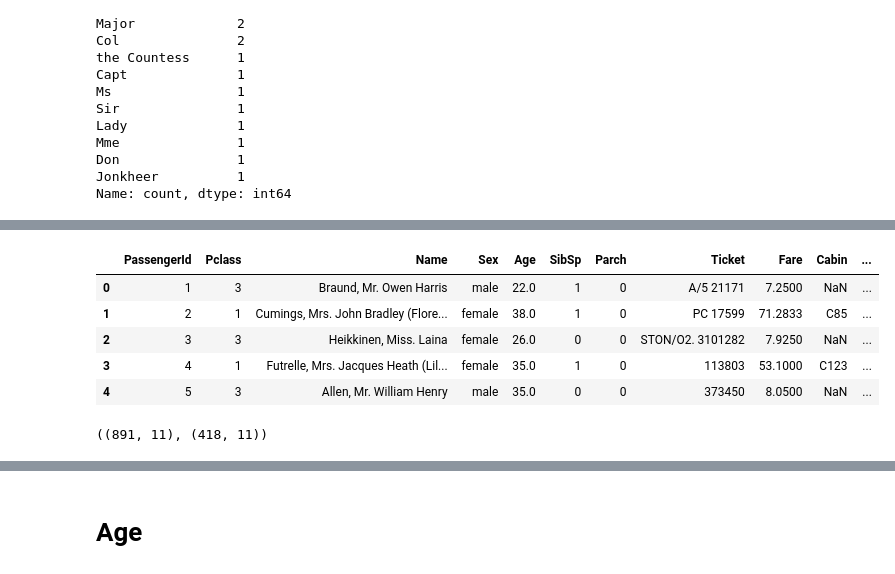
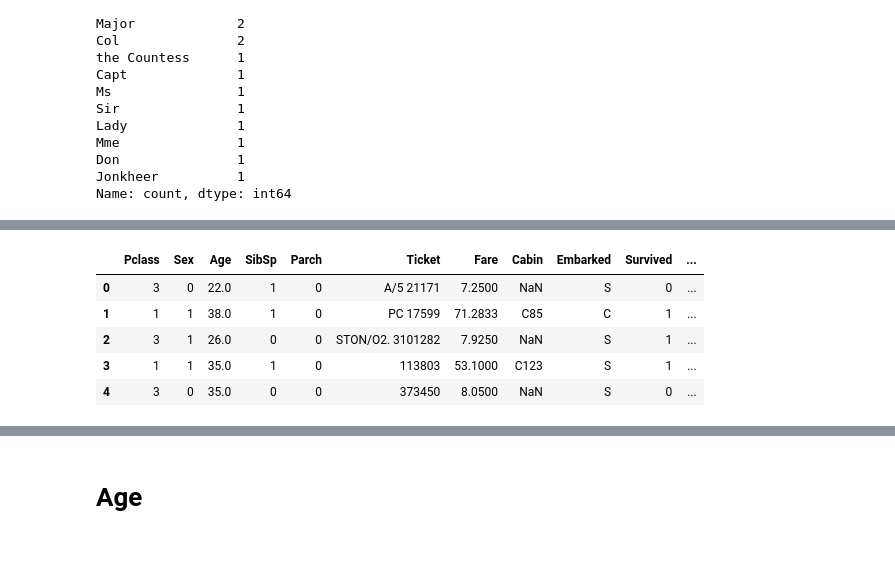
Before and after one commit to Agnidipto/titanic-kaggle, a Jupyter notebook: Random Forest with Additional Data Manipulation.ipynb, the cells around one changed output, grey strips where cells are left out. Saved outputs shown, nothing was run; the diff lists cells and outputs as text; code cells hidden in the pictures.

```diff
--- a/Random Forest with Additional Data Manipulation.ipynb
+++ b/Random Forest with Additional Data Manipulation.ipynb
@@ -94,22 +134,20 @@ train_df.head()
 # %%
-title_set = {'Mr' : 1, 'Rare':2, 'Master':3, 'Miss':4, 'Mrs':5}
+train_title_dummy = pd.get_dummies(train_df['Title'], prefix = 'Title').astype(int)
+test_title_dummy = pd.get_dummies(test_df['Title'], prefix = 'Title').astype(int)
 
-for dataset in combine :
-    dataset['Title'] = dataset['Title'].apply(lambda x : title_set[x])
-    dataset['Title'] = dataset['Title'].fillna(0)
+train_df = pd.concat([train_df, train_title_dummy], axis=1)
+test_df = pd.concat([test_df, test_title_dummy], axis=1)
+
+train_df = train_df.drop(['Name', 'PassengerId', 'Title_Rare', 'Title'], axis=1)
+test_df = test_df.drop(['Name', 'Title_Rare', 'Title'], axis=1)
+
+combine = [train_df, test_df]
 
 train_df.head()
 # %% [output]
-|  | PassengerId | Pclass | Name | Sex | Age | SibSp | Parch | Ticket | Fare | Cabin | ... |
-| 0 | 1 | 3 | Braund, Mr. Owen Harris | male | 22.0 | 1 | 0 | A/5 21171 | 7.2500 | NaN | ... |
-| 1 | 2 | 1 | Cumings, Mrs. John Bradley (Flore... | female | 38.0 | 1 | 0 | PC 17599 | 71.2833 | C85 | ... |
-| 2 | 3 | 3 | Heikkinen, Miss. Laina | female | 26.0 | 0 | 0 | STON/O2. 3101282 | 7.9250 | NaN | ... |
-| 3 | 4 | 1 | Futrelle, Mrs. Jacques Heath (Lil... | female | 35.0 | 1 | 0 | 113803 | 53.1000 | C123 | ... |
-| 4 | 5 | 3 | Allen, Mr. William Henry | male | 35.0 | 0 | 0 | 373450 | 8.0500 | NaN | ... |
+|  | Pclass | Sex | Age | SibSp | Parch | Ticket | Fare | Cabin | Embarked | Survived | ... |
+| 0 | 3 | 0 | 22.0 | 1 | 0 | A/5 21171 | 7.2500 | NaN | S | 0 | ... |
+| 1 | 1 | 1 | 38.0 | 1 | 0 | PC 17599 | 71.2833 | C85 | C | 1 | ... |
+| 2 | 3 | 1 | 26.0 | 0 | 0 | STON/O2. 3101282 | 7.9250 | NaN | S | 1 | ... |
+| 3 | 1 | 1 | 35.0 | 1 | 0 | 113803 | 53.1000 | C123 | S | 1 | ... |
+| 4 | 3 | 0 | 35.0 | 0 | 0 | 373450 | 8.0500 | NaN | S | 0 | ... |
-# %%
-train_df = train_df.drop(['Name', 'PassengerId'], axis=1)
-test_df = test_df.drop(['Name'], axis=1)
-combine = [train_df, test_df]
-train_df.shape, test_df.shape
-# %% [output]
-((891, 11), (418, 11))
```
Also changed, not shown: parts of 49 cells of this notebook, 1 other file.
